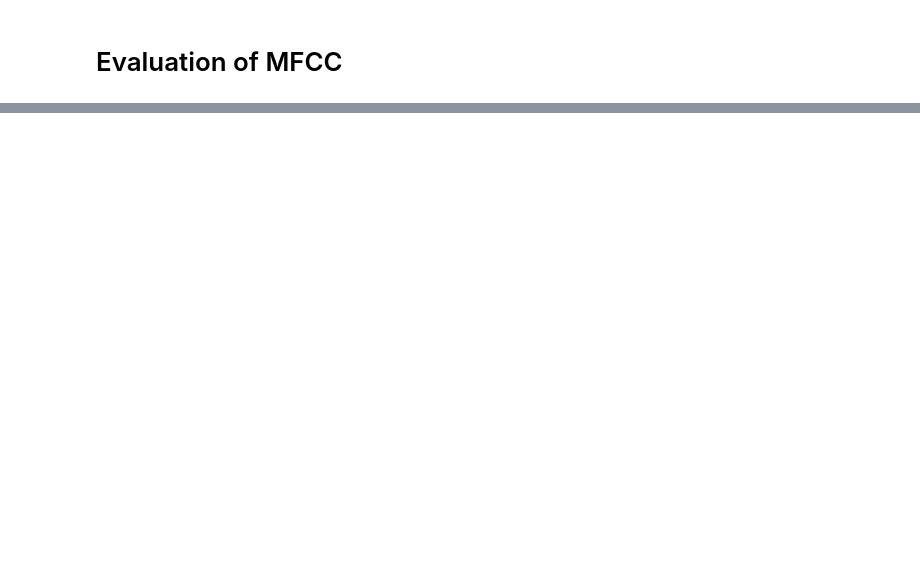
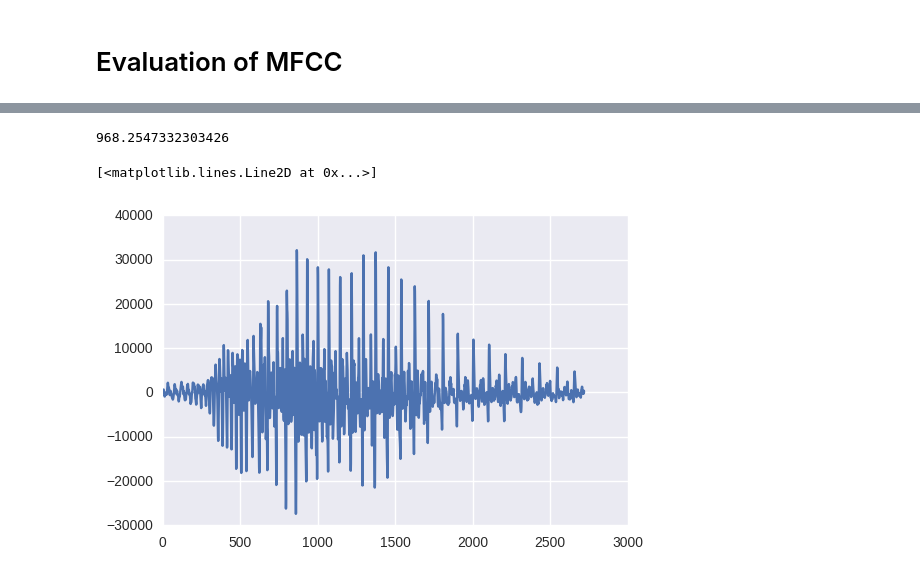
Before and after one commit to PaulEcoffet/birdsonglearningmodel, a Jupyter notebook: analysis/mfcc_evaluation.ipynb, the cells around one changed output, grey strips where cells are left out. Saved outputs shown, nothing was run; the diff lists cells and outputs as text; code cells hidden in the pictures; blank space fills up the shorter version.

```diff
--- a/analysis/mfcc_evaluation.ipynb
+++ b/analysis/mfcc_evaluation.ipynb
@@ -46,0 +50,4 @@ mfcc(signal, samplerate=16000, winlen=0.025, winstep=0.01, numcep=13, nfilt=26,
+# %%
+filename = 'ba_syllable_a'
+sr1, tutor = scipy.io.wavfile.read('../data/{}.wav'.format(filename))
+sr, ba_learnt = scipy.io.wavfile.read('../data/{}_out.wav'.format(filename))
@@ -46,0 +86,9 @@ mfcc(signal, samplerate=16000, winlen=0.025, winstep=0.01, numcep=13, nfilt=26,
+# %%
+fastdtw(t_mf, m_mf, dist=2)[0]
+# %% [output]
+968.2547332303426
+# %%
+plt.plot(tutor)
+# %% [output]
+[<matplotlib.lines.Line2D at 0x...>]
+[figure, added]
```
Also changed, not shown: parts of 24 cells of this notebook.
